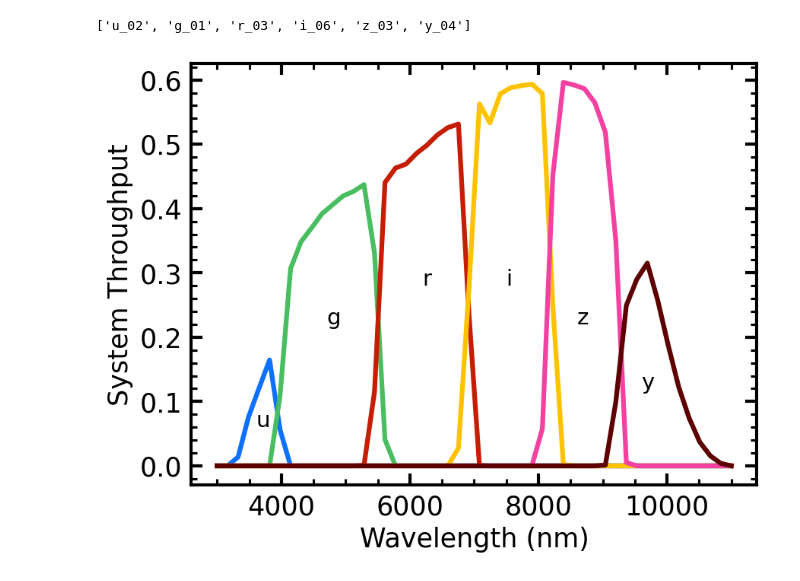
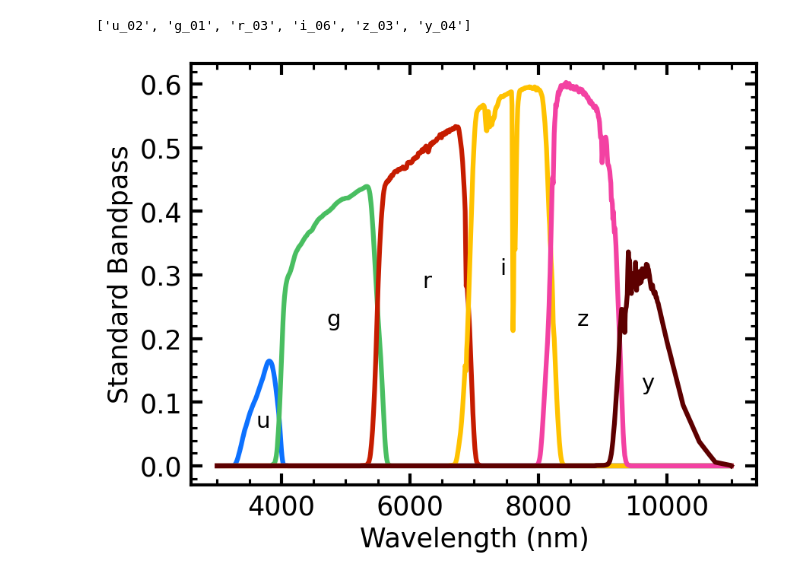
Before and after one commit to lsst/rtn-095, a Jupyter notebook: notebooks/comcam_bandpasses.ipynb, the cells around one changed output. Cells and saved outputs as stored; diff of their text form; code cells hidden in the pictures.

Commit message:
Update standard bandpasses code and plot

```diff
--- a/notebooks/comcam_bandpasses.ipynb
+++ b/notebooks/comcam_bandpasses.ipynb
@@ -45,7 +45,7 @@ aiobotocore.credentials INFO: Found credentials in shared credentials file: /hom
 ['u_02', 'g_01', 'r_03', 'i_06', 'z_03', 'y_04']
 # %%
 # Compute throughputs over the LSST wavelength
-wavelengths = np.linspace(3000.0, 11000.0)
+wavelengths = np.linspace(3000.0, 11000.0, num=1000)
 throughputs = {}
 for pf in physical_filters:
     std_bp = butler.get("fgcm_standard_passband", physical_filter=pf)
@@ -53,29 +53,27 @@ for pf in physical_filters:
 # %%
 # Plot
 plt.figure()
 for label, d in throughputs.items():
     plt.plot(wavelengths, d,
              color = colors[label[0]],
              label=label)
 
 # Add axis labels and title
 plt.xlabel('Wavelength (nm)')
-plt.ylabel('System Throughput')
+plt.ylabel('Standard Bandpass')
 
 # Annotate with band label
 plt.text(3600, 0.06, 'u')
 plt.text(4700, 0.22, 'g')
 plt.text(6200, 0.28, 'r')
-plt.text(7500, 0.28, 'i')
+plt.text(7400, 0.30, 'i')
 plt.text(8600, 0.22, 'z')
 plt.text(9600, 0.12, 'y')
 
-plt.savefig("../figures/comcam_std_throughputs.png",
-            bbox_inches='tight',  # Trim whitespace around the figure
-            transparent=True,     # Transparent background
-            format='png')         # Explicit format specification
+plt.savefig("../figures/comcam_std_bandpasses.pdf",
+            bbox_inches='tight', transparent=True, format='pdf')
 # %% [output]
-[figure, old version]
+[figure, new version]
 # %%
 # Only close the figure after saving
 plt.close()
```
Also changed, not shown: parts of 1 cell of this notebook, 1 other file.
